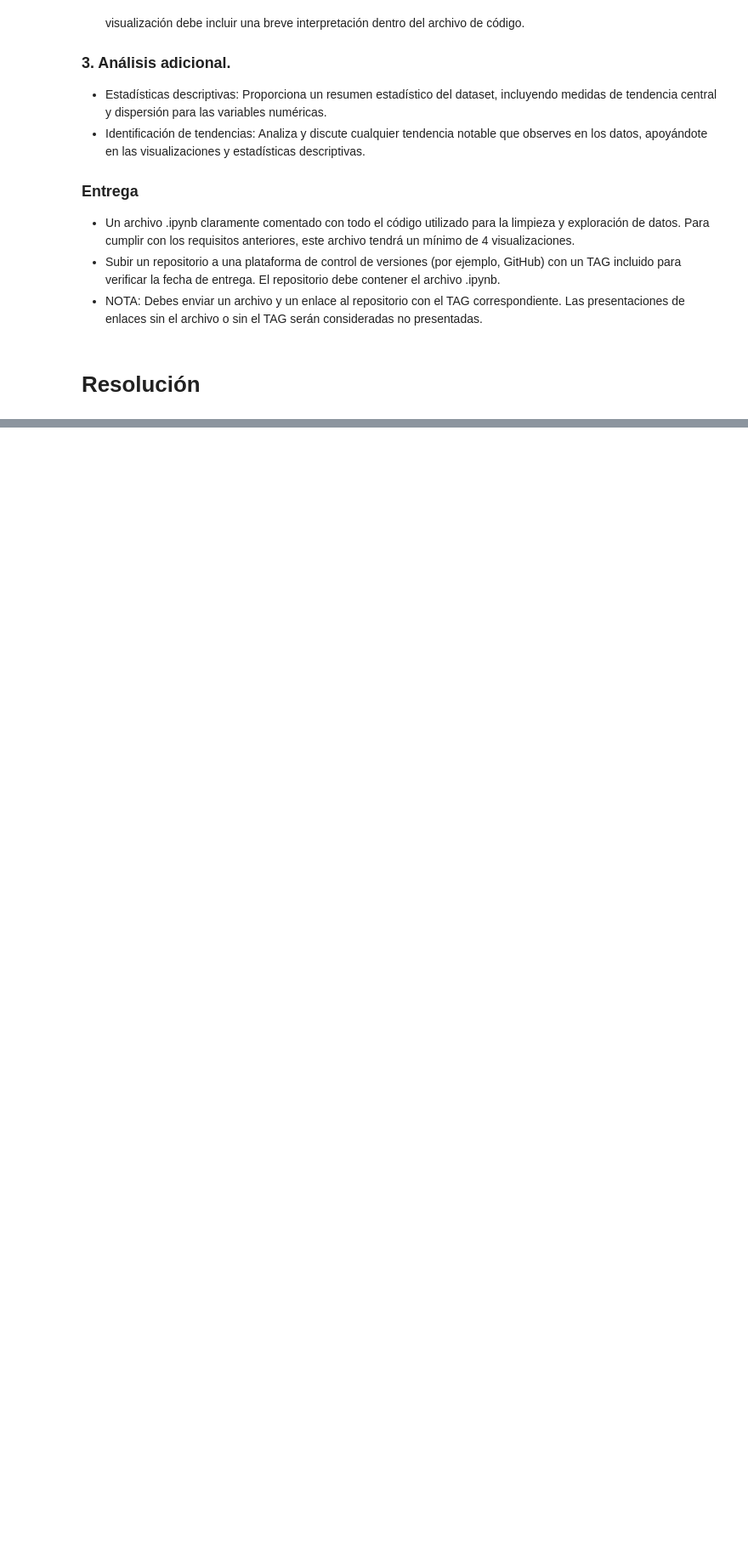
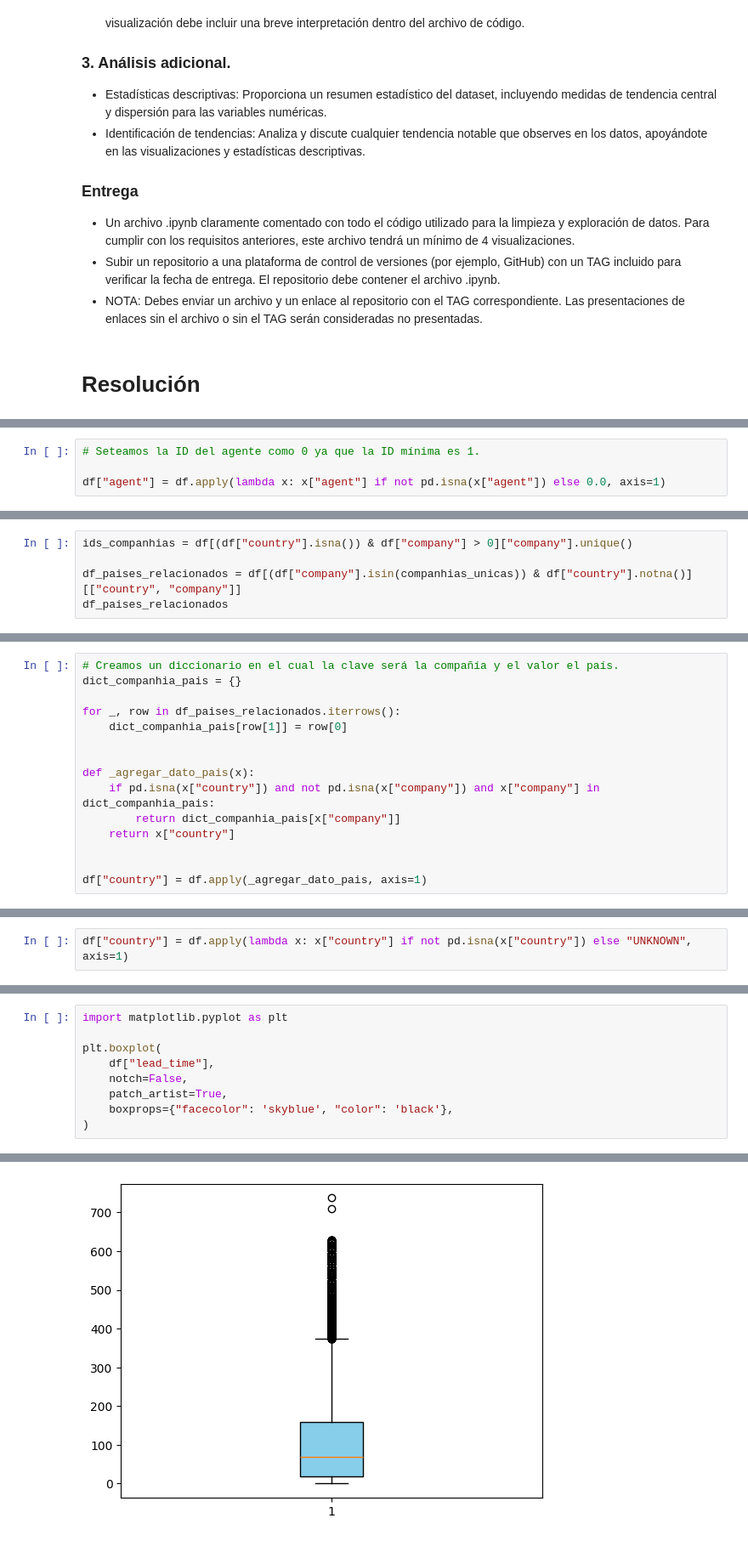
Before and after one commit to dmnunez1993/examenes-coding-dojo, a Jupyter notebook: examen-certificacion-intento-2-ds/notebooks/examen-certificacion-intento-2.ipynb, the cells around one changed output, grey strips where cells are left out. Shown at 85% size. Drawn from its saved outputs; the diff is of its cells as text; blank space fills up the shorter version.

```diff
--- a/examen-certificacion-intento-2-ds/notebooks/examen-certificacion-intento-2.ipynb
+++ b/examen-certificacion-intento-2-ds/notebooks/examen-certificacion-intento-2.ipynb
@@ -37,0 +308,4 @@ El dataset puede ser encontrado [aquí](https://www.kaggle.com/datasets/jessemos
+# %%
+# Seteamos la ID del agente como 0 ya que la ID mínima es 1.
+
+df["agent"] = df.apply(lambda x: x["agent"] if not pd.isna(x["agent"]) else 0.0, axis=1)
@@ -37,0 +336,5 @@ El dataset puede ser encontrado [aquí](https://www.kaggle.com/datasets/jessemos
+# %%
+ids_companhias = df[(df["country"].isna()) & df["company"] > 0]["company"].unique()
+
+df_paises_relacionados = df[(df["company"].isin(companhias_unicas)) & df["country"].notna()][["country", "company"]]
+df_paises_relacionados
@@ -37,0 +362,15 @@ El dataset puede ser encontrado [aquí](https://www.kaggle.com/datasets/jessemos
+# %%
+# Creamos un diccionario en el cual la clave será la compañía y el valor el país.
+dict_companhia_pais = {}
+
+for _, row in df_paises_relacionados.iterrows():
+    dict_companhia_pais[row[1]] = row[0]
+
+
+def _agregar_dato_pais(x):
+    if pd.isna(x["country"]) and not pd.isna(x["company"]) and x["company"] in dict_companhia_pais:
+        return dict_companhia_pais[x["company"]]
+    return x["country"]
+
+
+df["country"] = df.apply(_agregar_dato_pais, axis=1)
@@ -37,0 +407,2 @@ El dataset puede ser encontrado [aquí](https://www.kaggle.com/datasets/jessemos
+# %%
+df["country"] = df.apply(lambda x: x["country"] if not pd.isna(x["country"]) else "UNKNOWN", axis=1)
@@ -37,0 +475,10 @@ El dataset puede ser encontrado [aquí](https://www.kaggle.com/datasets/jessemos
+# %%
+import matplotlib.pyplot as plt
+
+plt.boxplot(
+    df["lead_time"],
+    notch=False,
+    patch_artist=True,
+    boxprops={"facecolor": 'skyblue', "color": 'black'},
+)
+# %% [output]
@@ -37,0 +493 @@ El dataset puede ser encontrado [aquí](https://www.kaggle.com/datasets/jessemos
+[figure, added]
```
Also changed, not shown: parts of 110 cells of this notebook, 1 other file.
